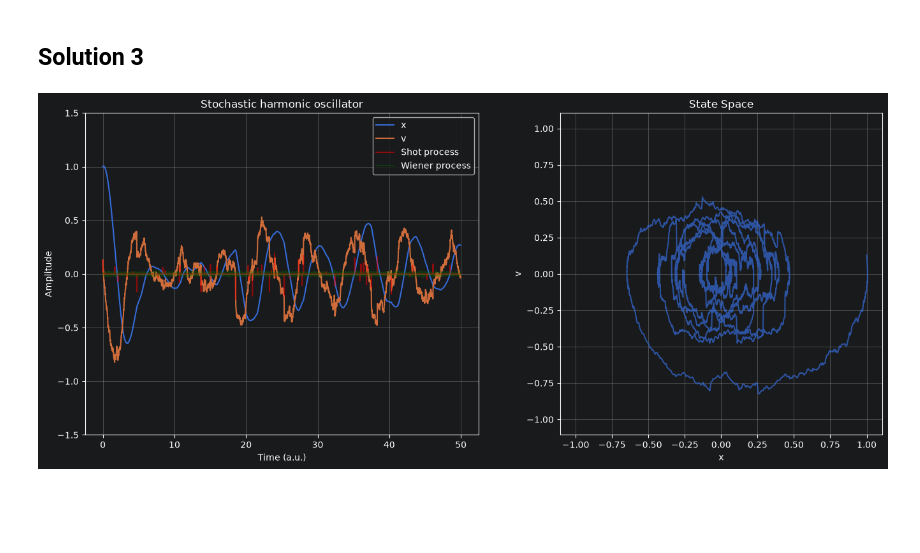
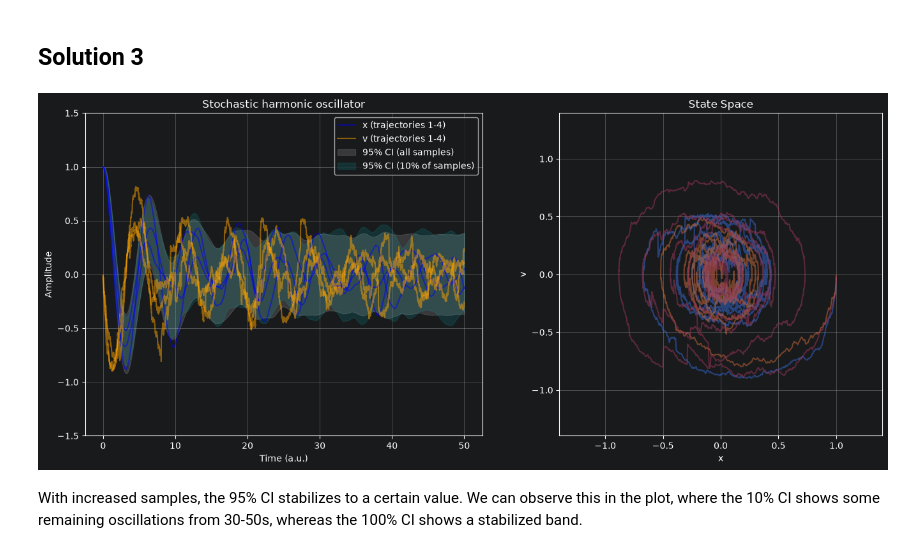
Before and after one commit to samschilder02/exercises_ComplexAdaptiveSystems_SOW-MKI49, a Jupyter notebook: CAS assignment 4.ipynb, the cells around one changed output. Cells and saved outputs as stored; diff of their text form; code cells hidden in the pictures; blank space fills up the shorter version.

```diff
--- a/CAS assignment 4.ipynb
+++ b/CAS assignment 4.ipynb
@@ -152,6 +152,7 @@ tN = 50
 dt = 0.01
 t = jnp.arange(t0, tN, dt)
 N = len(t)
+n_sims = 500
 
 k = 1.0
 gamma = 0.3
@@ -164,57 +165,75 @@ X = jnp.array([1.0, 0.0])  # starting state
 key = jax.random.PRNGKey(0)  # generate random keys
 key, subkey1, subkey2, subkey3 = jax.random.split(key, 4)
 
-epsilons = jax.random.normal(key, shape=(N))  # set up Wiener process
+epsilons = jax.random.normal(subkey1, shape=(n_sims, N))  # set up Wiener process
 
 chance = 0.01  # set up jump process
-tK_chance = jax.random.uniform(subkey1, shape=(N,))
+tK_chance = jax.random.uniform(subkey2, shape=(n_sims, N))
 tK = jnp.where(tK_chance <= chance, 1.0, 0.0)
-shot_size = jax.random.normal(subkey2, shape=(N,))
+shot_size = jax.random.normal(subkey3, shape=(n_sims, N))
 shots = tK * shot_size
 
 # simulation
+f = lambda state, inputs: stochastic_harmonic_oscillator(state, inputs, k=k, gamma=gamma, sigma_w=sigma_w, sigma_s=sigma_s, dt=dt)
+
+def simulate_single(init_state, eps, sht):
+    f = lambda state, inputs: stochastic_harmonic_oscillator(state, inputs, k=k, gamma=gamma, sigma_w=sigma_w, sigma_s=sigma_s, dt=dt)
+    return jax.lax.scan(f, init_state, (eps, sht))[1]
+
 @jax.jit
 def run_simulation(inits, epsilon_array, shot_array):
-    f = lambda state, inputs: stochastic_harmonic_oscillator(state, inputs, k=k, gamma=gamma, sigma_w=sigma_w, sigma_s=sigma_s, dt=dt)
-
-    _, trajectory = jax.lax.scan(f, inits, (epsilon_array, shot_array))
-
-    return trajectory
+    return jax.vmap(simulate_single, in_axes=(None, 0, 0))(inits, epsilon_array, shot_array)
 
 trajectories = run_simulation(X, epsilons, shots)
 
 # plot
-x = trajectories[:, 0]
-v = trajectories[:, 1]
+x = trajectories[:, :, 0]
+v = trajectories[:, :, 1]
 
-max_value = max(max(x), max(v))
+x_mean = jnp.mean(x, axis=0)
+x_std = jnp.std(x, axis=0)
+ci_lower = x_mean - 1.96 * x_std
+ci_upper = x_mean + 1.96 * x_std
+
+n_10_percent = int(0.1 * n_sims)  # create subset of 10%
+x_subset = x[:n_10_percent]
+x_mean_10 = jnp.mean(x_subset, axis=0)
+x_std_10 = jnp.std(x_subset, axis=0)
+ci_lower_10 = x_mean_10 - 1.96 * x_std_10
+ci_upper_10 = x_mean_10 + 1.96 * x_std_10
+
+max_value = float(jnp.max(jnp.abs(trajectories)))
 max_lim = max_value*1.1
 
 fig, ax = plt.subplots(1, 2, figsize=(14, 6))
 
-ax[0].plot(t, x, label='x')
-ax[0].plot(t, v, label='v')
-ax[0].plot(t, shots*sigma_s, color='red', alpha=0.5, label='Shot process')
-ax[0].plot(t, epsilons*sigma_w*jnp.sqrt(dt), color='green', alpha=0.3, label='Wiener process')
+ax[0].plot(t, x[0].T, alpha=0.5, label='x (trajectories 1-4)', color='blue')
+ax[0].plot(t, v[0].T, alpha=0.5, label='v (trajectories 1-4)', color='orange')
+ax[0].plot(t, x[1:3].T, alpha=0.5, color='blue')
+ax[0].plot(t, v[1:3].T, alpha=0.5, color='orange')
+ax[0].fill_between(t, ci_lower, ci_upper, color='gray', alpha=0.3, label='95% CI (all samples)')
+ax[0].fill_between(t, ci_lower_10, ci_upper_10, color='cyan', alpha=0.1, label='95% CI (10% of samples)')
 ax[0].set_title('Stochastic harmonic oscillator')
 ax[0].set_xlabel('Time (a.u.)')
 ax[0].set_ylabel('Amplitude')
 ax[0].set_ylim(-1.5, 1.5)
 ax[0].legend()
 ax[0].grid(True)
 
-ax[1].plot(x, v, alpha=0.7)
+ax[1].plot(x[:3].T, v[:3].T, alpha=0.5)
 ax[1].set_title('State Space')
 ax[1].set_xlabel('x')
 ax[1].set_xlim(-max_lim, max_lim)
 ax[1].set_ylabel('v')
 ax[1].set_ylim(-max_lim, max_lim)
 ax[1].grid(True)
 ax[1].set_aspect('equal', adjustable='datalim')
 ax[1].set_box_aspect(1)
 
 
 plt.tight_layout()
 plt.show()
 # %% [output]
-[figure, old version]
+[figure, new version]
+# %% [markdown]
+With increased samples, the 95% CI stabilizes to a certain value. We can observe this in the plot, where the 10% CI shows some remaining oscillations from 30-50s, whereas the 100% CI shows a stabilized band.
```
